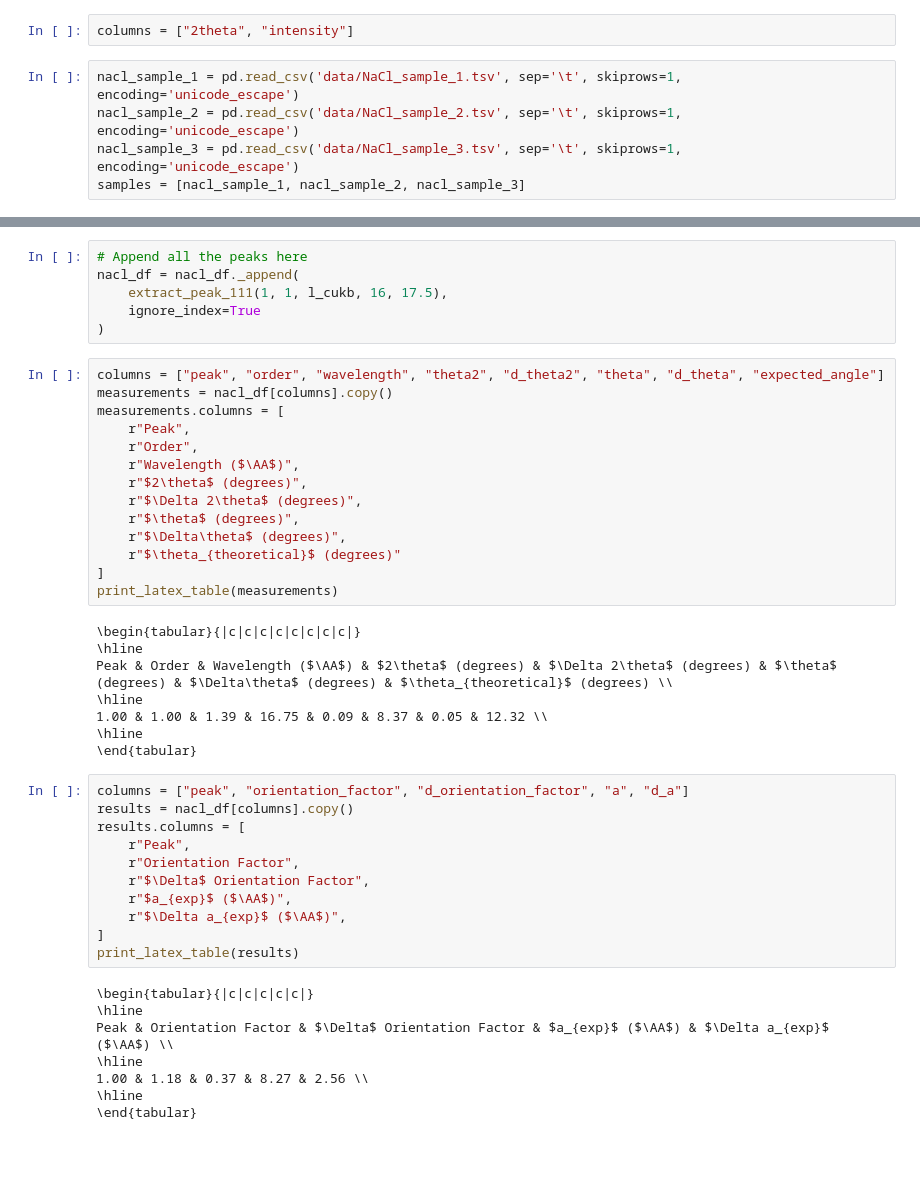
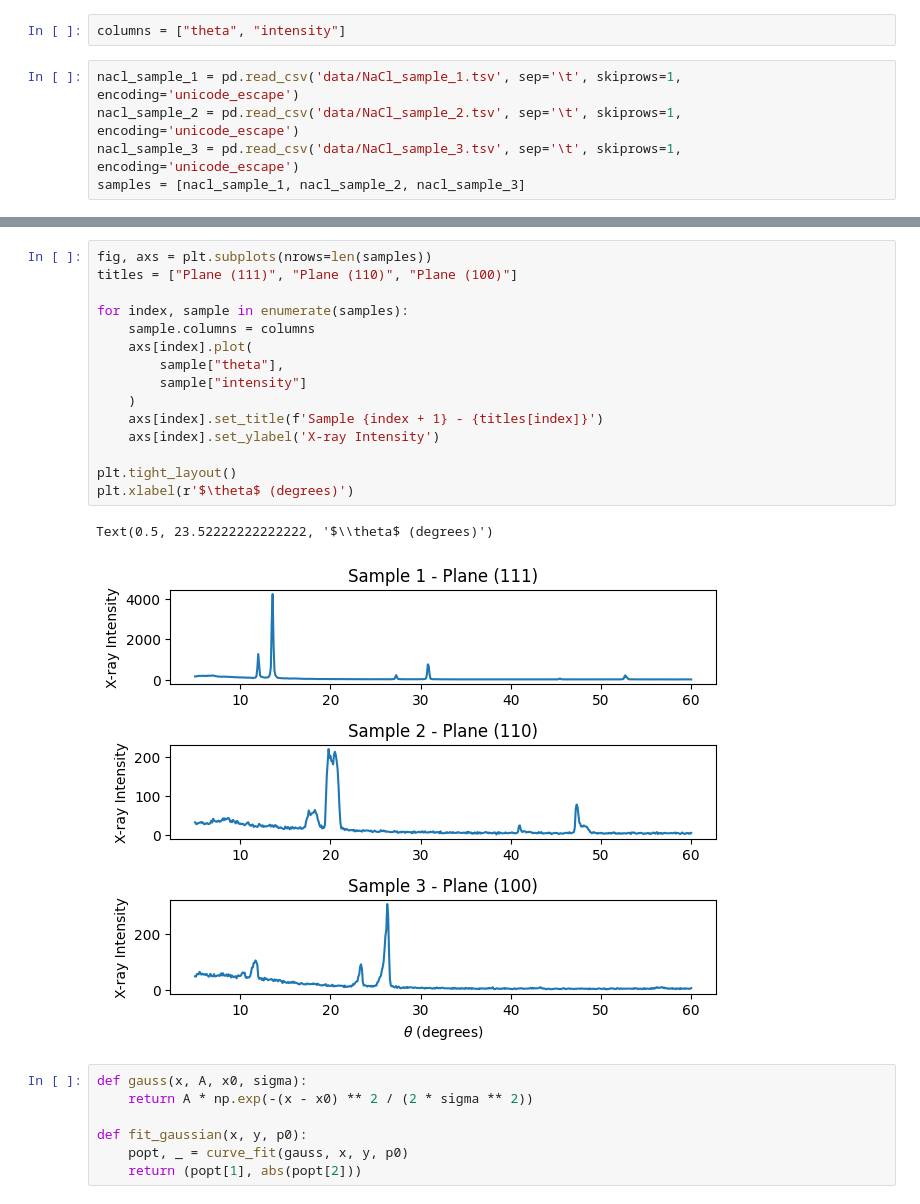
Before and after one commit to RoyZhenLongLim/PHYS3112, a Jupyter notebook: AXRD/experiment_1.ipynb, the cells around one changed output, grey strips where cells are left out. Drawn from its saved outputs; the diff is of its cells as text; blank space fills up the shorter version.

```diff
--- a/AXRD/experiment_1.ipynb
+++ b/AXRD/experiment_1.ipynb
@@ -6,5 +121,5 @@ import matplotlib.pyplot as plt
 # %%
-columns = ["2theta", "intensity"]
+columns = ["theta", "intensity"]
 # %%
 nacl_sample_1 = pd.read_csv('data/NaCl_sample_1.tsv', sep='\t', skiprows=1, encoding='unicode_escape')
 nacl_sample_2 = pd.read_csv('data/NaCl_sample_2.tsv', sep='\t', skiprows=1, encoding='unicode_escape')
@@ -115,47 +128,25 @@ def extract_peak_111(peak, order, wavelength, lower, upper):
-# %%
-# Append all the peaks here
-nacl_df = nacl_df._append(
-    extract_peak_111(1, 1, l_cukb, 16, 17.5),
-    ignore_index=True
-)
-# %%
-columns = ["peak", "order", "wavelength", "theta2", "d_theta2", "theta", "d_theta", "expected_angle"]
-measurements = nacl_df[columns].copy()
-measurements.columns = [
-    r"Peak",
-    r"Order",
-    r"Wavelength ($\AA$)",
-    r"$2\theta$ (degrees)",
-    r"$\Delta 2\theta$ (degrees)",
-    r"$\theta$ (degrees)",
-    r"$\Delta\theta$ (degrees)",
-    r"$\theta_{theoretical}$ (degrees)"
-]
-print_latex_table(measurements)
-# %% [output]
-\begin{tabular}{|c|c|c|c|c|c|c|c|}
-\hline
-Peak & Order & Wavelength ($\AA$) & $2\theta$ (degrees) & $\Delta 2\theta$ (degrees) & $\theta$ (degrees) & $\Delta\theta$ (degrees) & $\theta_{theoretical}$ (degrees) \\
-\hline
-1.00 & 1.00 & 1.39 & 16.75 & 0.09 & 8.37 & 0.05 & 12.32 \\
-\hline
-\end{tabular}
-# %%
-columns = ["peak", "orientation_factor", "d_orientation_factor", "a", "d_a"]
-results = nacl_df[columns].copy()
-results.columns = [
-    r"Peak",
-    r"Orientation Factor",
-    r"$\Delta$ Orientation Factor",
-    r"$a_{exp}$ ($\AA$)",
-    r"$\Delta a_{exp}$ ($\AA$)",
-]
-print_latex_table(results)
-# %% [output]
-\begin{tabular}{|c|c|c|c|c|}
-\hline
-Peak & Orientation Factor & $\Delta$ Orientation Factor & $a_{exp}$ ($\AA$) & $\Delta a_{exp}$ ($\AA$) \\
-\hline
-1.00 & 1.18 & 0.37 & 8.27 & 2.56 \\
-\hline
-\end{tabular}
+# %%
+fig, axs = plt.subplots(nrows=len(samples))
+titles = ["Plane (111)", "Plane (110)", "Plane (100)"]
+
+for index, sample in enumerate(samples):
+    sample.columns = columns
+    axs[index].plot(
+        sample["theta"],
+        sample["intensity"]
+    )
+    axs[index].set_title(f'Sample {index + 1} - {titles[index]}')
+    axs[index].set_ylabel('X-ray Intensity')
+
+plt.tight_layout()
+plt.xlabel(r'$\theta$ (degrees)')
+# %% [output]
+Text(0.5, 23.52222222222222, '$\\theta$ (degrees)')
+[figure, added]
+# %%
+def gauss(x, A, x0, sigma):
+    return A * np.exp(-(x - x0) ** 2 / (2 * sigma ** 2))
+
+def fit_gaussian(x, y, p0):
+    popt, _ = curve_fit(gauss, x, y, p0)
+    return (popt[1], abs(popt[2]))
```
Also changed, not shown: parts of 41 cells of this notebook, 16 other files.
